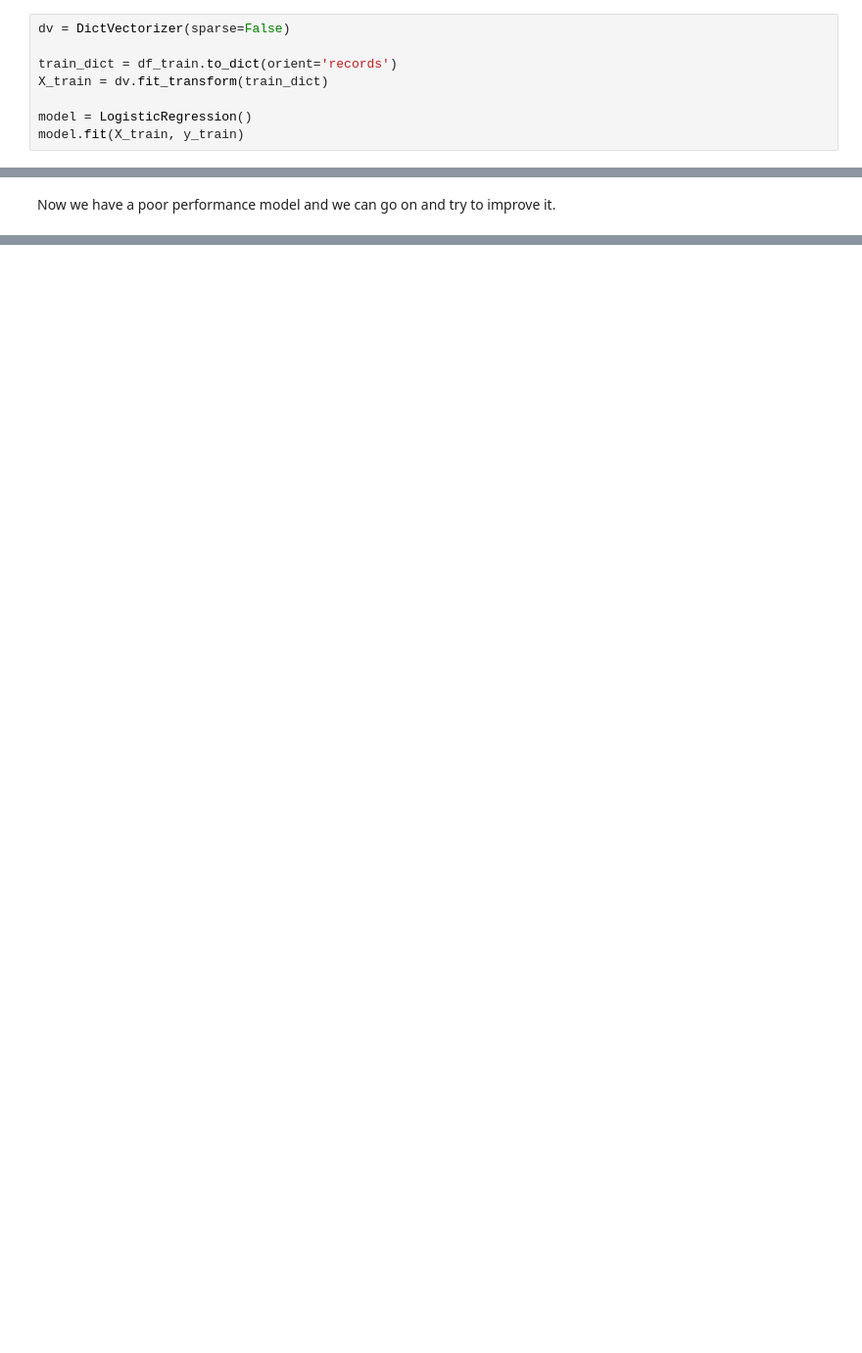
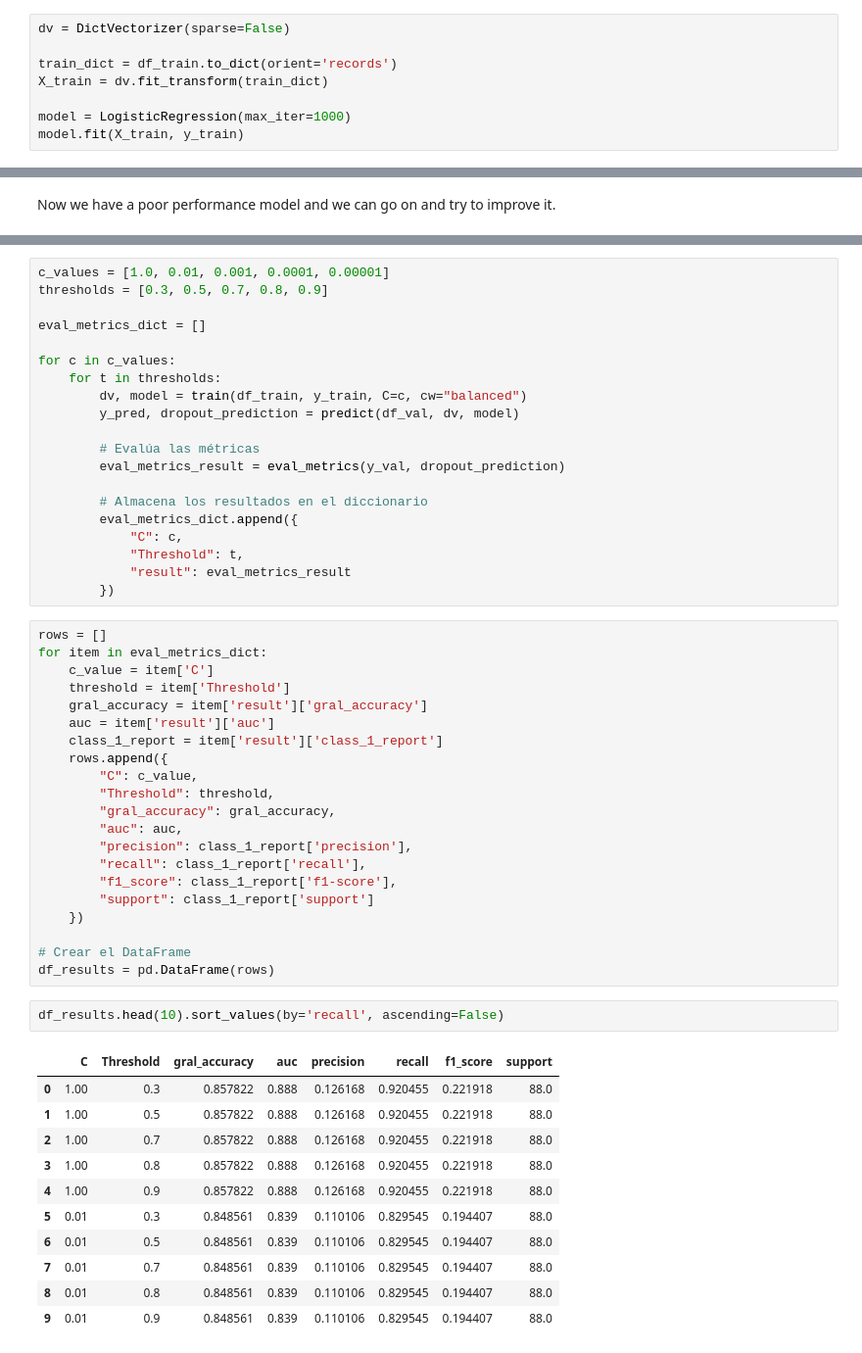
Before and after one commit to Maxkaizo/---_-ML-Zoomcamp-2024, a Jupyter notebook: 3_modeling.ipynb, the cells around one changed output, grey strips where cells are left out. Shown at 98% size. Drawn from its saved outputs; the diff is of its cells as text; blank space fills up the shorter version.

```diff
--- a/3_modeling.ipynb
+++ b/3_modeling.ipynb
@@ -62,6 +77,6 @@ dv = DictVectorizer(sparse=False)
 train_dict = df_train.to_dict(orient='records')
 X_train = dv.fit_transform(train_dict)
 
-model = LogisticRegression()
+model = LogisticRegression(max_iter=1000)
 model.fit(X_train, y_train)
 # %% [output]
@@ -401,0 +273,55 @@ scores
+# %%
+c_values = [1.0, 0.01, 0.001, 0.0001, 0.00001]
+thresholds = [0.3, 0.5, 0.7, 0.8, 0.9]
+
+eval_metrics_dict = []
+
+for c in c_values:
+    for t in thresholds:
+        dv, model = train(df_train, y_train, C=c, cw="balanced")
+        y_pred, dropout_prediction = predict(df_val, dv, model)
+
+        # Evalúa las métricas
+        eval_metrics_result = eval_metrics(y_val, dropout_prediction)
+
+        # Almacena los resultados en el diccionario
+        eval_metrics_dict.append({
+            "C": c,
+            "Threshold": t,
+            "result": eval_metrics_result
+        })
+# %%
+rows = []
+for item in eval_metrics_dict:
+    c_value = item['C']
+    threshold = item['Threshold']
+    gral_accuracy = item['result']['gral_accuracy']
+    auc = item['result']['auc']
+    class_1_report = item['result']['class_1_report']
+    rows.append({
+        "C": c_value,
+        "Threshold": threshold,
+        "gral_accuracy": gral_accuracy,
+        "auc": auc,
+        "precision": class_1_report['precision'],
+        "recall": class_1_report['recall'],
+        "f1_score": class_1_report['f1-score'],
+        "support": class_1_report['support']
+    })
+
+# Crear el DataFrame
+df_results = pd.DataFrame(rows)
+# %%
+df_results.head(10).sort_values(by='recall', ascending=False)
+# %% [output]
+|  | C | Threshold | gral_accuracy | auc | precision | recall | f1_score | support |
+| 0 | 1.00 | 0.3 | 0.857822 | 0.888 | 0.126168 | 0.920455 | 0.221918 | 88.0 |
+| 1 | 1.00 | 0.5 | 0.857822 | 0.888 | 0.126168 | 0.920455 | 0.221918 | 88.0 |
+| 2 | 1.00 | 0.7 | 0.857822 | 0.888 | 0.126168 | 0.920455 | 0.221918 | 88.0 |
+| 3 | 1.00 | 0.8 | 0.857822 | 0.888 | 0.126168 | 0.920455 | 0.221918 | 88.0 |
+| 4 | 1.00 | 0.9 | 0.857822 | 0.888 | 0.126168 | 0.920455 | 0.221918 | 88.0 |
+| 5 | 0.01 | 0.3 | 0.848561 | 0.839 | 0.110106 | 0.829545 | 0.194407 | 88.0 |
+| 6 | 0.01 | 0.5 | 0.848561 | 0.839 | 0.110106 | 0.829545 | 0.194407 | 88.0 |
+| 7 | 0.01 | 0.7 | 0.848561 | 0.839 | 0.110106 | 0.829545 | 0.194407 | 88.0 |
+| 8 | 0.01 | 0.8 | 0.848561 | 0.839 | 0.110106 | 0.829545 | 0.194407 | 88.0 |
+| 9 | 0.01 | 0.9 | 0.848561 | 0.839 | 0.110106 | 0.829545 | 0.194407 | 88.0 |
```
Also changed, not shown: parts of 75 cells of this notebook.
